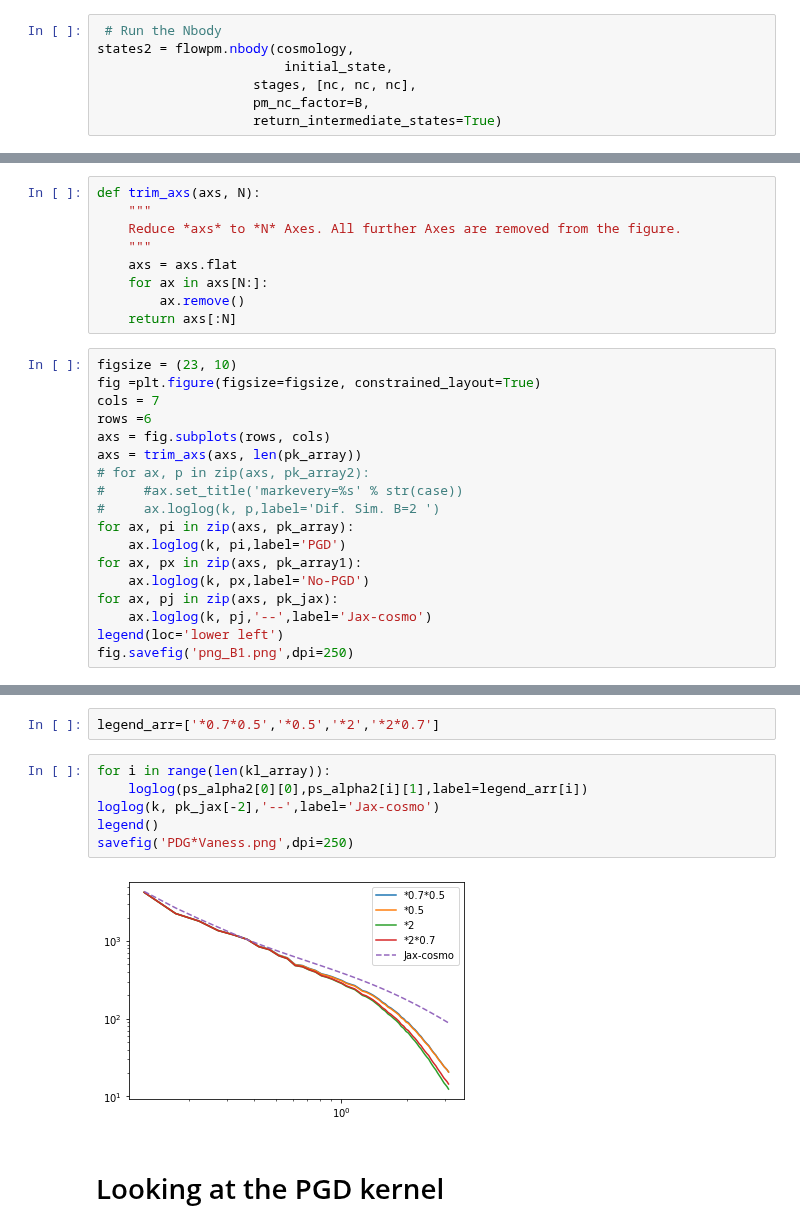
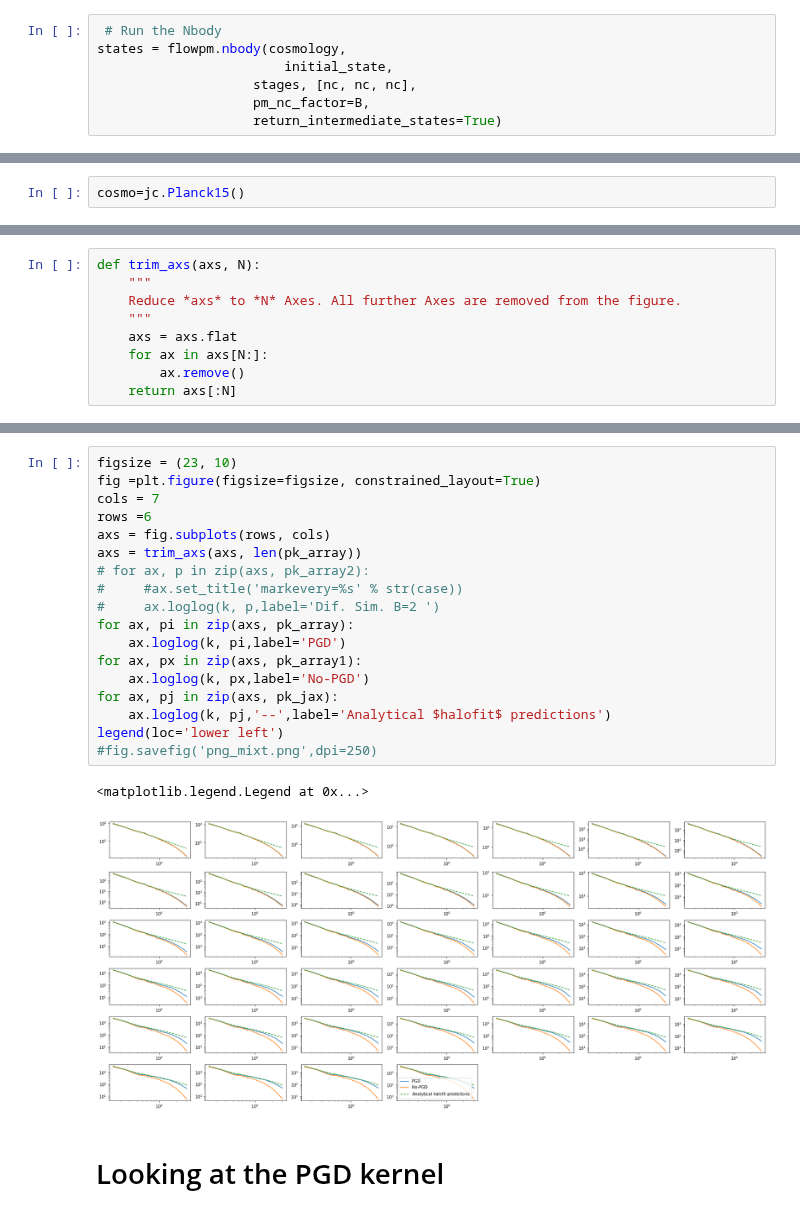
Before and after one commit to DifferentiableUniverseInitiative/flowpm, a Jupyter notebook: notebooks/dev/PGD_test.ipynb, the cells around one changed output, grey strips where cells are left out. Saved outputs shown, nothing was run; the diff lists cells and outputs as text.

```diff
--- a/notebooks/dev/PGD_test.ipynb
+++ b/notebooks/dev/PGD_test.ipynb
@@ -46,6 +54,6 @@ initial_state = flowpm.lpt_init(cosmology, initial_conditions, 0.1)
 # %%
  # Run the Nbody
-states2 = flowpm.nbody(cosmology,
+states = flowpm.nbody(cosmology,
                         initial_state,
                     stages, [nc, nc, nc],
                     pm_nc_factor=B,
@@ -60,0 +68,2 @@ ks=PGD_param['ks']/(nc*B/ box_size)
+# %%
+cosmo=jc.Planck15()
@@ -88,21 +128,3 @@ def trim_axs(axs, N):
     for ax in axs[N:]:
         ax.remove()
     return axs[:N]
-# %%
-figsize = (23, 10)
-fig =plt.figure(figsize=figsize, constrained_layout=True)
-cols = 7
-rows =6
-axs = fig.subplots(rows, cols)
-axs = trim_axs(axs, len(pk_array))
-# for ax, p in zip(axs, pk_array2):
-#     #ax.set_title('markevery=%s' % str(case))
-#     ax.loglog(k, p,label='Dif. Sim. B=2 ')
-for ax, pi in zip(axs, pk_array):
-    ax.loglog(k, pi,label='PGD')
-for ax, px in zip(axs, pk_array1):
-    ax.loglog(k, px,label='No-PGD')
-for ax, pj in zip(axs, pk_jax):
-    ax.loglog(k, pj,'--',label='Jax-cosmo')
-legend(loc='lower left')
-fig.savefig('png_B1.png',dpi=250)
@@ -154,13 +131,24 @@ for i in range(len(kl_array)):
-# %%
-legend_arr=['*0.7*0.5','*0.5','*2','*2*0.7']
-# %%
-for i in range(len(kl_array)):
-    loglog(ps_alpha2[0][0],ps_alpha2[i][1],label=legend_arr[i])
-loglog(k, pk_jax[-2],'--',label='Jax-cosmo')
-legend()
-savefig('PDG*Vaness.png',dpi=250)
-# %% [output]
-[figure, removed]
+# %%
+figsize = (23, 10)
+fig =plt.figure(figsize=figsize, constrained_layout=True)
+cols = 7
+rows =6
+axs = fig.subplots(rows, cols)
+axs = trim_axs(axs, len(pk_array))
+# for ax, p in zip(axs, pk_array2):
+#     #ax.set_title('markevery=%s' % str(case))
+#     ax.loglog(k, p,label='Dif. Sim. B=2 ')
+for ax, pi in zip(axs, pk_array):
+    ax.loglog(k, pi,label='PGD')
+for ax, px in zip(axs, pk_array1):
+    ax.loglog(k, px,label='No-PGD')
+for ax, pj in zip(axs, pk_jax):
+    ax.loglog(k, pj,'--',label='Analytical $halofit$ predictions')
+legend(loc='lower left')
+#fig.savefig('png_mixt.png',dpi=250)
+# %% [output]
+<matplotlib.legend.Legend at 0x...>
+[figure, added]
 # %% [markdown]
 # Looking at the  PGD kernel
 # %%
```
Also changed, not shown: parts of 16 cells of this notebook.
